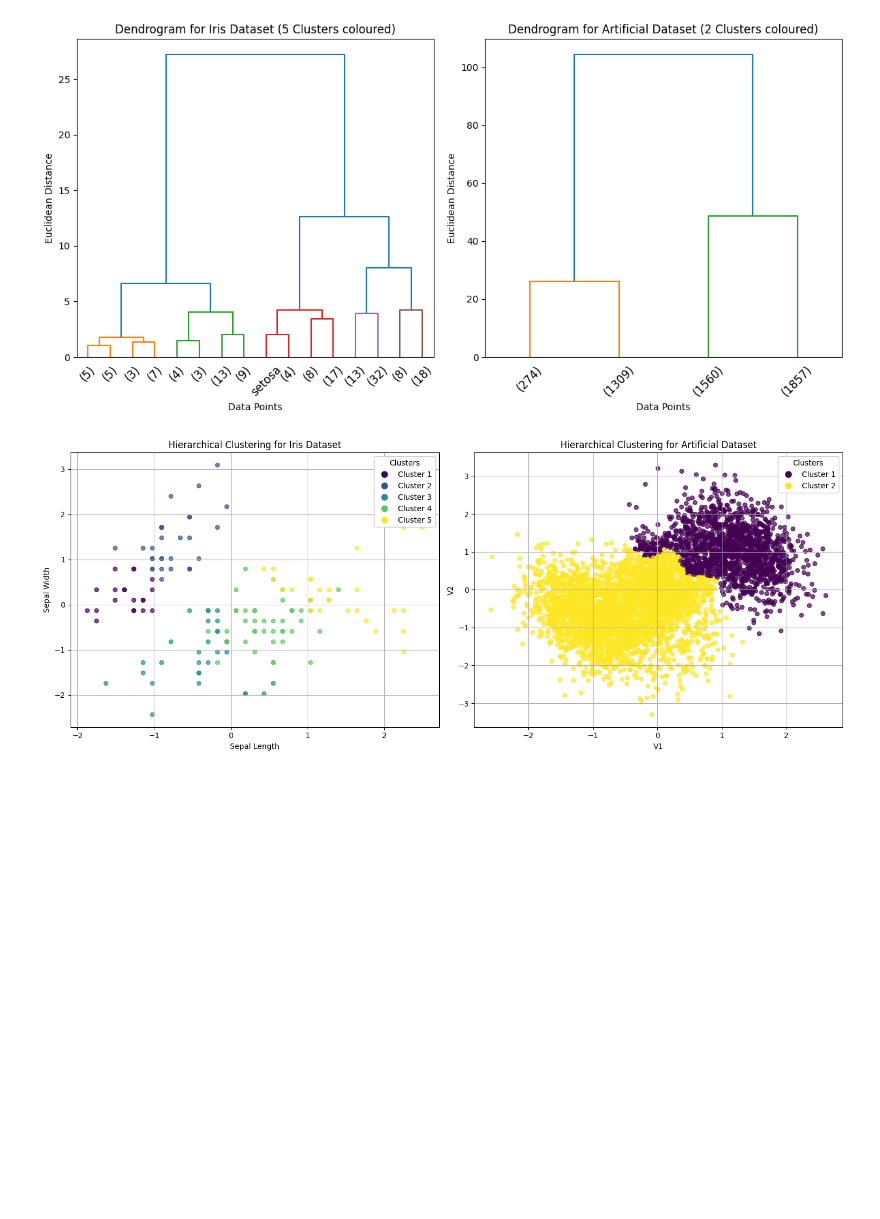
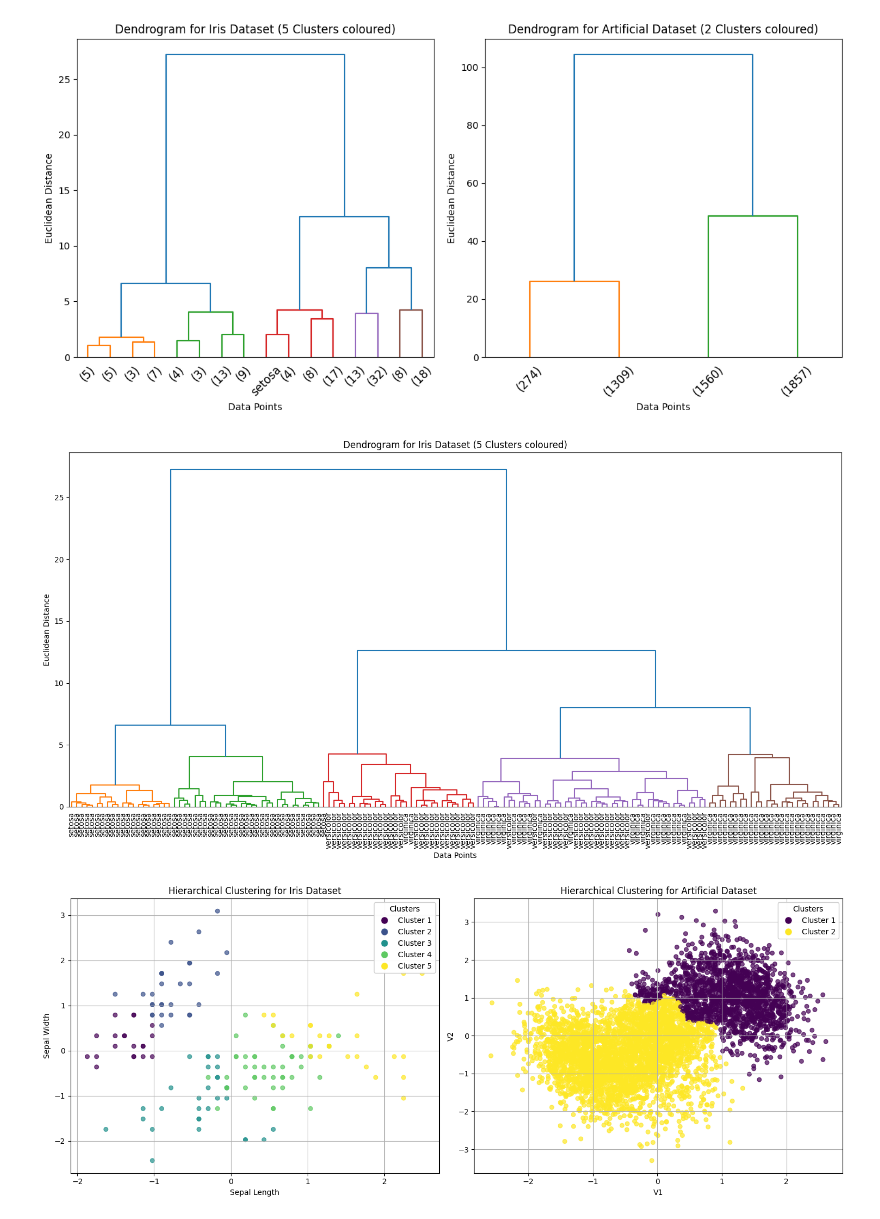
Before and after one commit to timryall/STAT3006, a Jupyter notebook: assignment_2/viii.ipynb, the cells around one changed output. Saved outputs shown, nothing was run; the diff lists cells and outputs as text; code cells hidden in the pictures; blank space fills up the shorter version.

```diff
--- a/assignment_2/viii.ipynb
+++ b/assignment_2/viii.ipynb
@@ -133,6 +133,36 @@ plt.tight_layout()
 plt.show()
 # %% [output]
 [figure]
+# %%
+import numpy as np
+import pandas as pd
+from sklearn import datasets
+from sklearn.preprocessing import StandardScaler
+import matplotlib.pyplot as plt
+import scipy.cluster.hierarchy as sch
+
+# Load the Iris dataset
+iris = datasets.load_iris()
+iris_data = iris.data
+
+# Normalize the datasets
+scaler = StandardScaler()
+iris_data_std = scaler.fit_transform(iris_data)
+
+# Create linkage matrices for hierarchical clustering
+linkage_iris = sch.linkage(iris_data_std, method='ward')
+
+# Plotting the dendrogram for Iris dataset
+plt.figure(figsize=(15, 8))
+sch.dendrogram(linkage_iris, labels=iris.target_names[iris.target], truncate_mode='level', p=50, color_threshold=6, leaf_rotation=90, leaf_font_size=10)
+plt.title('Dendrogram for Iris Dataset (5 Clusters coloured)')
+plt.xlabel('Data Points')
+plt.ylabel('Euclidean Distance')
+
+plt.tight_layout()
+plt.show()
+# %% [output]
+[figure, added]
 # %%
 import numpy as np
 import pandas as pd
```
Also changed, not shown: 1 other file.
